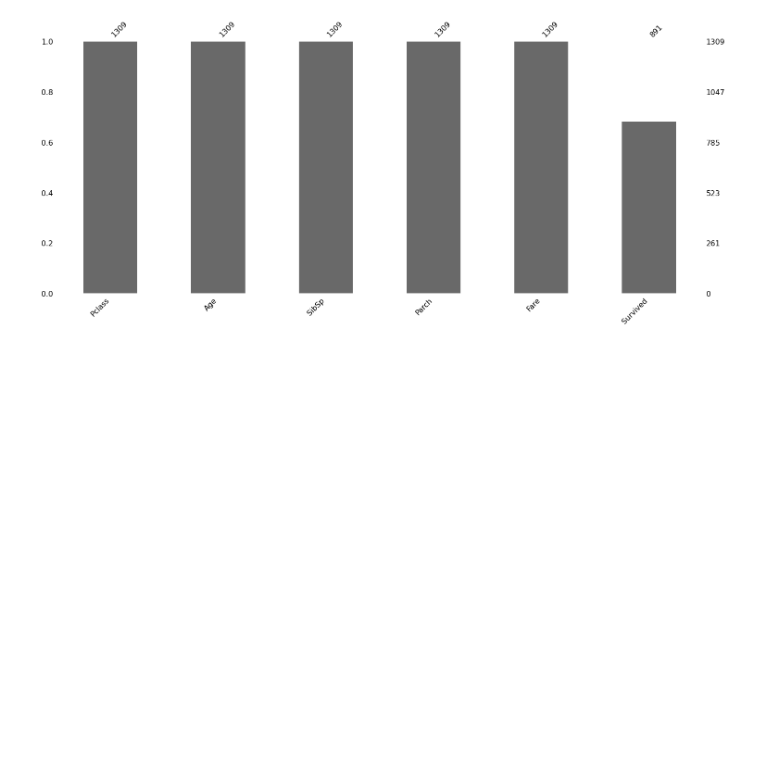
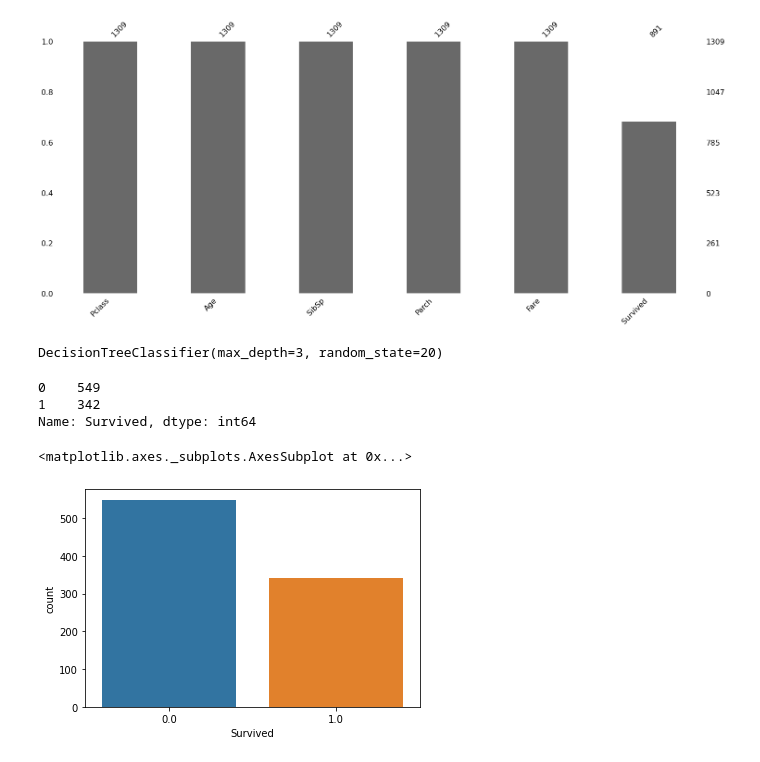
Before and after one commit to eunsol123/Python-study, a Jupyter notebook: 타이타닉.ipynb, the cells around one changed output. Drawn from its saved outputs; the diff is of its cells as text; code cells hidden in the pictures; blank space fills up the shorter version.

```diff
--- a/타이타닉.ipynb
+++ b/타이타닉.ipynb
@@ -204,0 +205,11 @@ X_tr, X_val, y_tr, y_val = train_test_split(X_train, y_train, test_size = 0.2, s
+# %%
+# DT, SVM, KNN, voting, bagging, XGBoost
+
+from sklearn.tree import DecisionTreeClassifier
+from sklearn.metrics import accuracy_score
+dtc = DecisionTreeClassifier(max_depth = 3, random_state=20)
+
+# 학습
+dtc.fit(X_tr, y_tr)
+# %% [output]
+DecisionTreeClassifier(max_depth=3, random_state=20)
@@ -204,0 +230,14 @@ X_tr, X_val, y_tr, y_val = train_test_split(X_train, y_train, test_size = 0.2, s
+# %%
+# 피처 엔지니어링
+# 모델 성능을 개선할 수 있는 여러가지 방법을 적용해 보자.
+
+train['Survived'].value_counts()
+# %% [output]
+0    549
+1    342
+Name: Survived, dtype: int64
+# %%
+sns.countplot(x='Survived', data=data[data['TrainSplit']=='Train'])
+# %% [output]
+<matplotlib.axes._subplots.AxesSubplot at 0x...>
+[figure, added]
```
Also changed, not shown: parts of 14 cells of this notebook.
